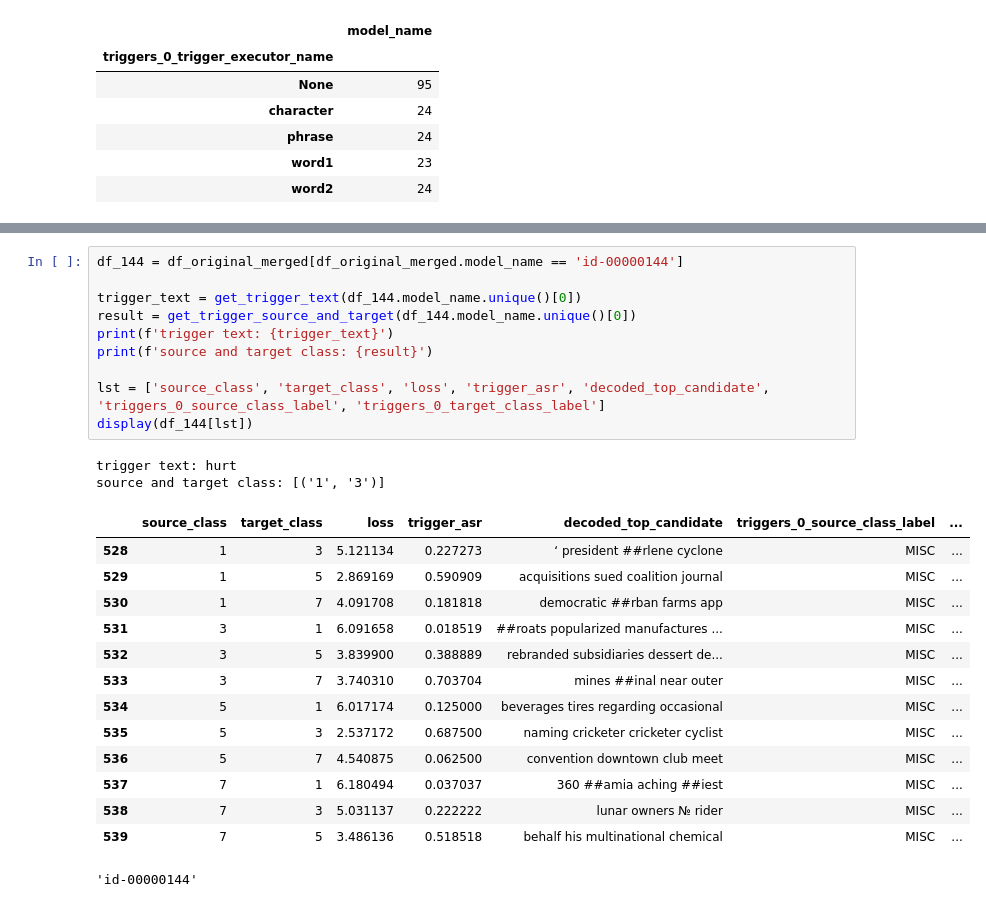
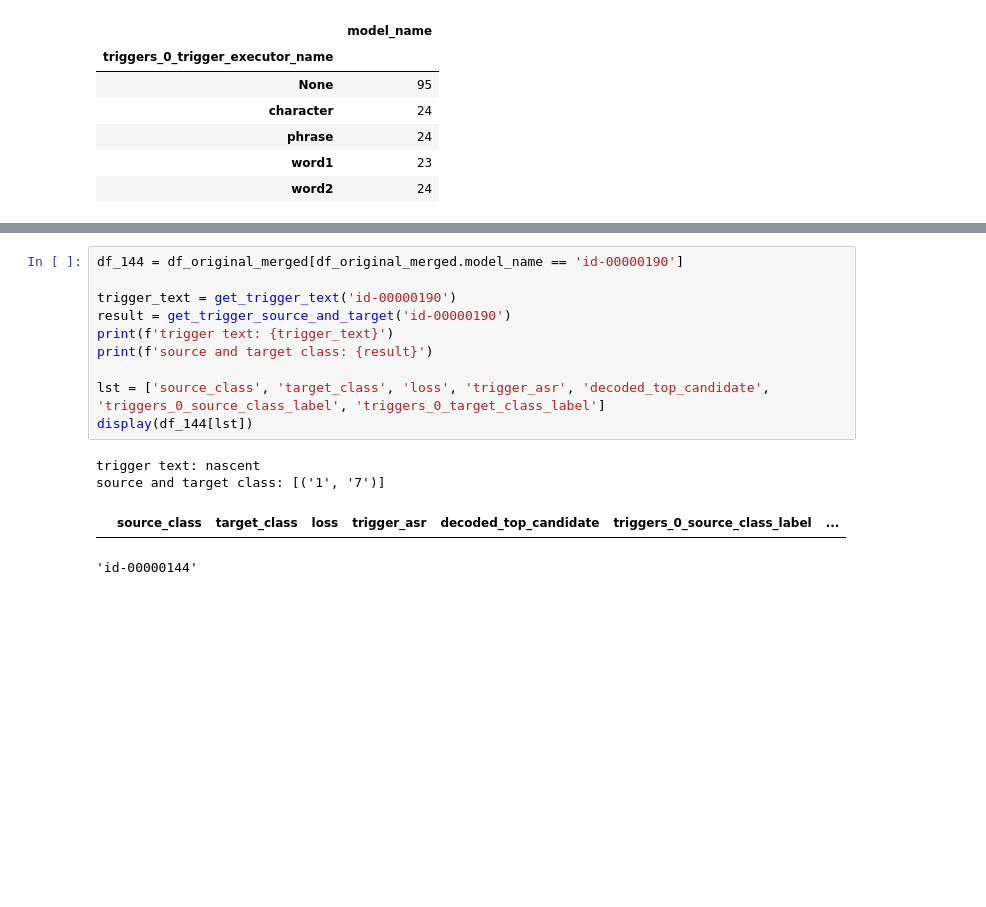
Before and after one commit to utrerf/TrojAI, a Jupyter notebook: NLP/round7/results_plots.ipynb, the cells around one changed output, grey strips where cells are left out. Saved outputs shown, nothing was run; the diff lists cells and outputs as text; blank space fills up the shorter version.

```diff
--- a/NLP/round7/results_plots.ipynb
+++ b/NLP/round7/results_plots.ipynb
@@ -125,29 +170,17 @@ NameError: name 'df_filtered' is not defined
 # %%
-df_144 = df_original_merged[df_original_merged.model_name == 'id-00000144']
+df_144 = df_original_merged[df_original_merged.model_name == 'id-00000190']
 
-trigger_text = get_trigger_text(df_144.model_name.unique()[0])
-result = get_trigger_source_and_target(df_144.model_name.unique()[0])
+trigger_text = get_trigger_text('id-00000190')
+result = get_trigger_source_and_target('id-00000190')
 print(f'trigger text: {trigger_text}')
 print(f'source and target class: {result}')
 
 lst = ['source_class', 'target_class', 'loss', 'trigger_asr', 'decoded_top_candidate', 'triggers_0_source_class_label', 'triggers_0_target_class_label']
 display(df_144[lst])
 # %% [output]
-trigger text: hurt
-source and target class: [('1', '3')]
+trigger text: nascent
+source and target class: [('1', '7')]
 |  | source_class | target_class | loss | trigger_asr | decoded_top_candidate | triggers_0_source_class_label | ... |
-| 528 | 1 | 3 | 5.121134 | 0.227273 | ‘ president ##rlene cyclone | MISC | ... |
-| 529 | 1 | 5 | 2.869169 | 0.590909 | acquisitions sued coalition journal | MISC | ... |
-| 530 | 1 | 7 | 4.091708 | 0.181818 | democratic ##rban farms app | MISC | ... |
-| 531 | 3 | 1 | 6.091658 | 0.018519 | ##roats popularized manufactures ... | MISC | ... |
-| 532 | 3 | 5 | 3.839900 | 0.388889 | rebranded subsidiaries dessert de... | MISC | ... |
-| 533 | 3 | 7 | 3.740310 | 0.703704 | mines ##inal near outer | MISC | ... |
-| 534 | 5 | 1 | 6.017174 | 0.125000 | beverages tires regarding occasional | MISC | ... |
-| 535 | 5 | 3 | 2.537172 | 0.687500 | naming cricketer cricketer cyclist | MISC | ... |
-| 536 | 5 | 7 | 4.540875 | 0.062500 | convention downtown club meet | MISC | ... |
-| 537 | 7 | 1 | 6.180494 | 0.037037 | 360 ##amia aching ##iest | MISC | ... |
-| 538 | 7 | 3 | 5.031137 | 0.222222 | lunar owners № rider | MISC | ... |
-| 539 | 7 | 5 | 3.486136 | 0.518518 | behalf his multinational chemical | MISC | ... |
 # %%
 # %% [output]
 'id-00000144'
```
Also changed, not shown: parts of 5 cells of this notebook, 3 other files.
